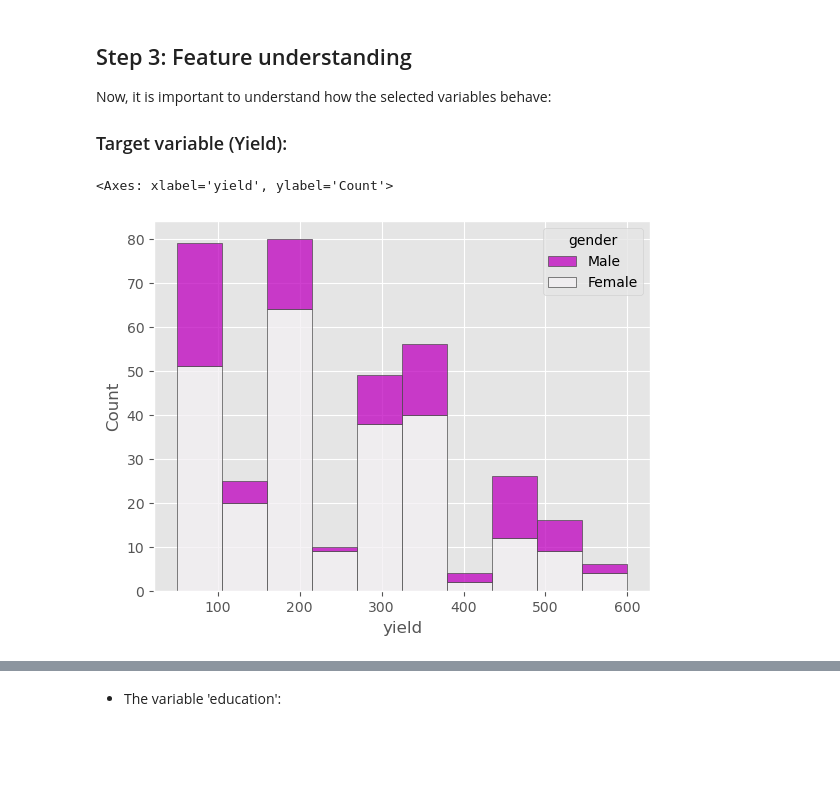
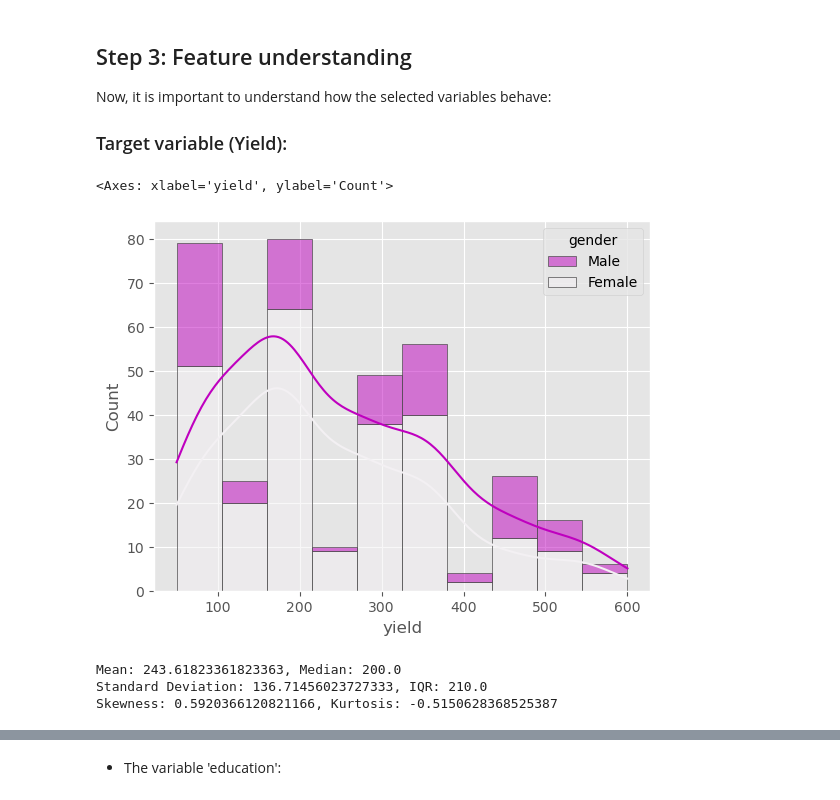
Before and after one commit to bizzaccelerator/midterm-project-mlzoomcamp, a Jupyter notebook: notebook.ipynb, the cells around one changed output, grey strips where cells are left out. Saved outputs shown, nothing was run; the diff lists cells and outputs as text; code cells hidden in the pictures; blank space fills up the shorter version.

```diff
--- a/notebook.ipynb
+++ b/notebook.ipynb
@@ -306,13 +306,33 @@ Now, it is important to understand how the selected variables behave:
 # %%
 sns.histplot(
     corn_subset,
     x="yield", hue="gender",
     multiple="stack",
+    kde=True,
     palette="light:m_r",
     edgecolor=".3",
     linewidth=.5,
     log_scale=False,
 )
 # %% [output]
 <Axes: xlabel='yield', ylabel='Count'>
-[figure, old version]
+[figure, new version]
+# %%
+# The Central Tendency measures are
+mean = corn_subset['yield'].mean()
+median = corn_subset['yield'].median()
+print(f"Mean: {mean}, Median: {median}")
+
+# The Dispersion measures are
+std_dev = corn_subset['yield'].std()
+iqr = corn_subset['yield'].quantile(0.75) - corn_subset['yield'].quantile(0.25)
+print(f"Standard Deviation: {std_dev}, IQR: {iqr}")
+
+# The Shape measures are
+skewness = corn_subset['yield'].skew()
+kurtosis = corn_subset['yield'].kurt()
+print(f"Skewness: {skewness}, Kurtosis: {kurtosis}")
+# %% [output]
+Mean: 243.61823361823363, Median: 200.0
+Standard Deviation: 136.71456023727333, IQR: 210.0
+Skewness: 0.5920366120821166, Kurtosis: -0.5150628368525387
```
Also changed, not shown: parts of 2 cells of this notebook.
